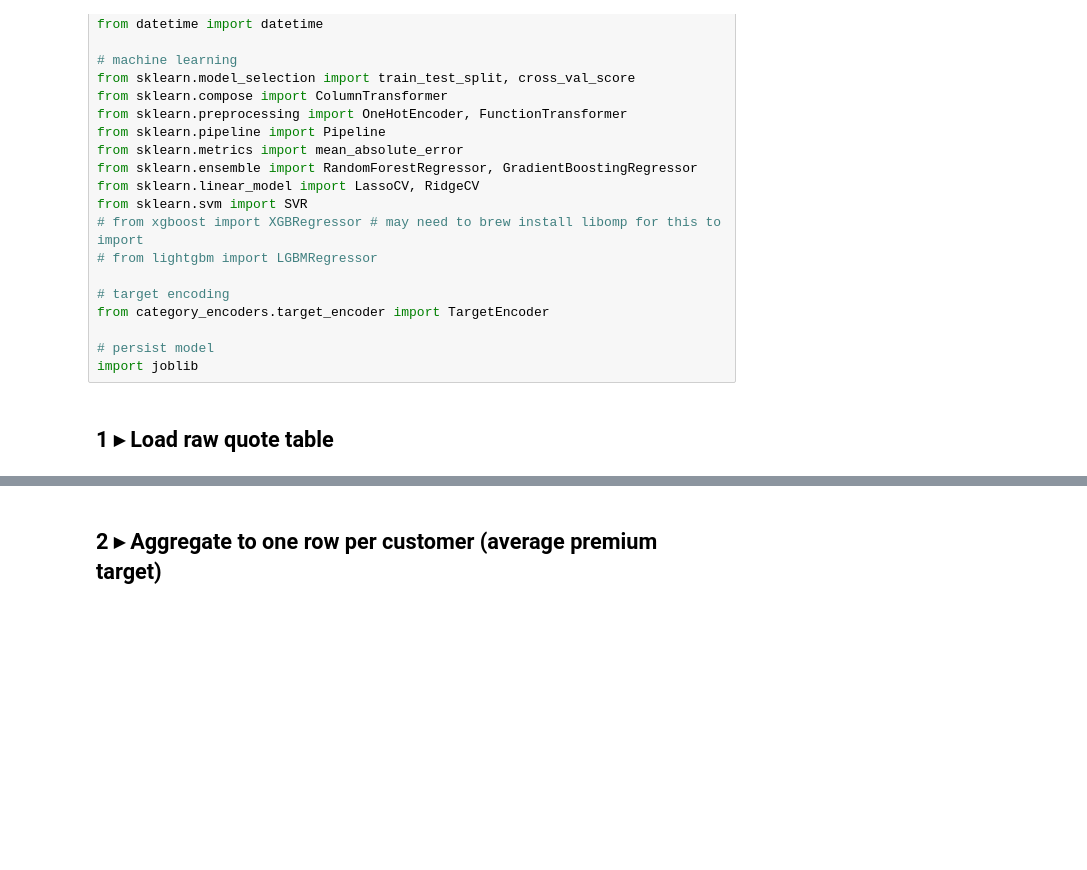
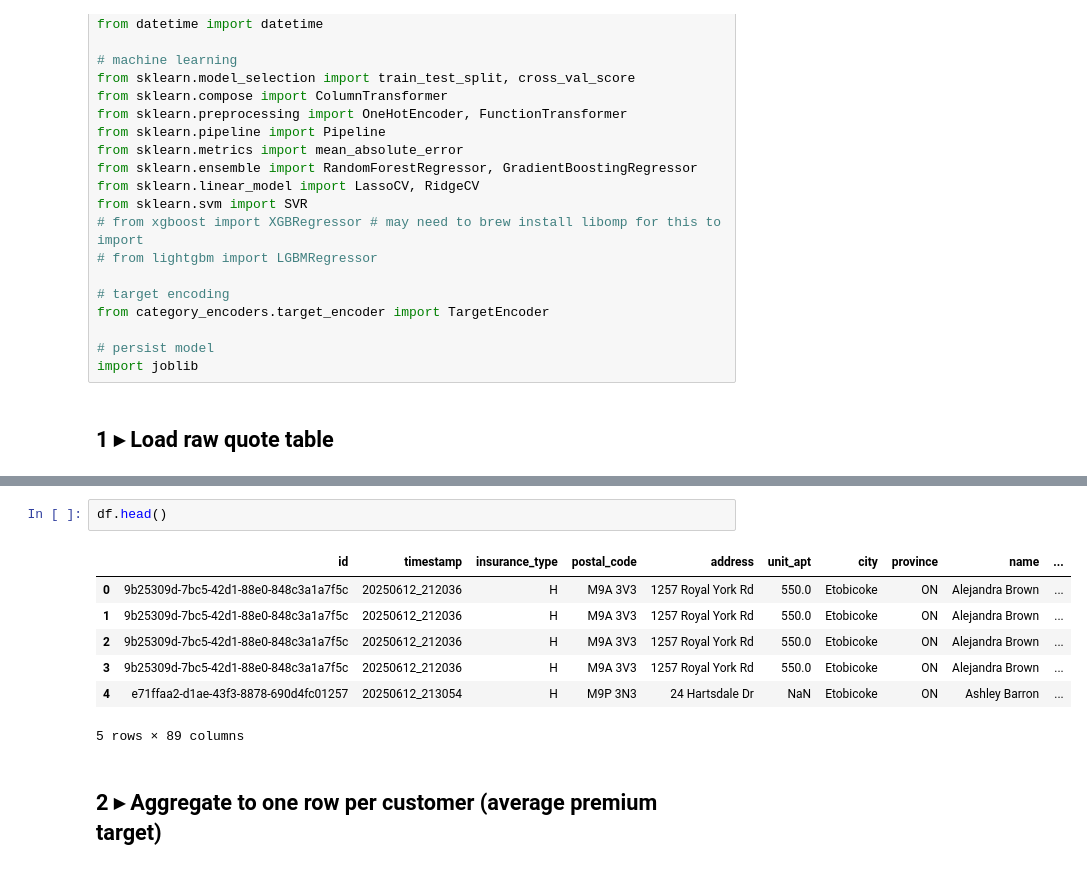
Before and after one commit to senchi-ins/senchi, a Jupyter notebook: experiments/rates/analysis/rate_predictor.ipynb, the cells around one changed output, grey strips where cells are left out. Cells and saved outputs as stored; diff of their text form; blank space fills up the shorter version.

```diff
--- a/experiments/rates/analysis/rate_predictor.ipynb
+++ b/experiments/rates/analysis/rate_predictor.ipynb
@@ -48,3 +96,13 @@ df.columns = df.columns.str.strip()
+# %%
+df.head()
+# %% [output]
+|  | id | timestamp | insurance_type | postal_code | address | unit_apt | city | province | name | ... |
+| 0 | 9b25309d-7bc5-42d1-88e0-848c3a1a7f5c | 20250612_212036 | H | M9A 3V3 | 1257 Royal York Rd | 550.0 | Etobicoke | ON | Alejandra Brown | ... |
+| 1 | 9b25309d-7bc5-42d1-88e0-848c3a1a7f5c | 20250612_212036 | H | M9A 3V3 | 1257 Royal York Rd | 550.0 | Etobicoke | ON | Alejandra Brown | ... |
+| 2 | 9b25309d-7bc5-42d1-88e0-848c3a1a7f5c | 20250612_212036 | H | M9A 3V3 | 1257 Royal York Rd | 550.0 | Etobicoke | ON | Alejandra Brown | ... |
+| 3 | 9b25309d-7bc5-42d1-88e0-848c3a1a7f5c | 20250612_212036 | H | M9A 3V3 | 1257 Royal York Rd | 550.0 | Etobicoke | ON | Alejandra Brown | ... |
+| 4 | e71ffaa2-d1ae-43f3-8878-690d4fc01257 | 20250612_213054 | H | M9P 3N3 | 24 Hartsdale Dr | NaN | Etobicoke | ON | Ashley Barron | ... |
+5 rows × 89 columns
 # %% [markdown]
 ## 2 ▸ Aggregate to one row per customer (average premium target)
 # %%
```
Also changed, not shown: parts of 7 cells of this notebook, 8 other files.
